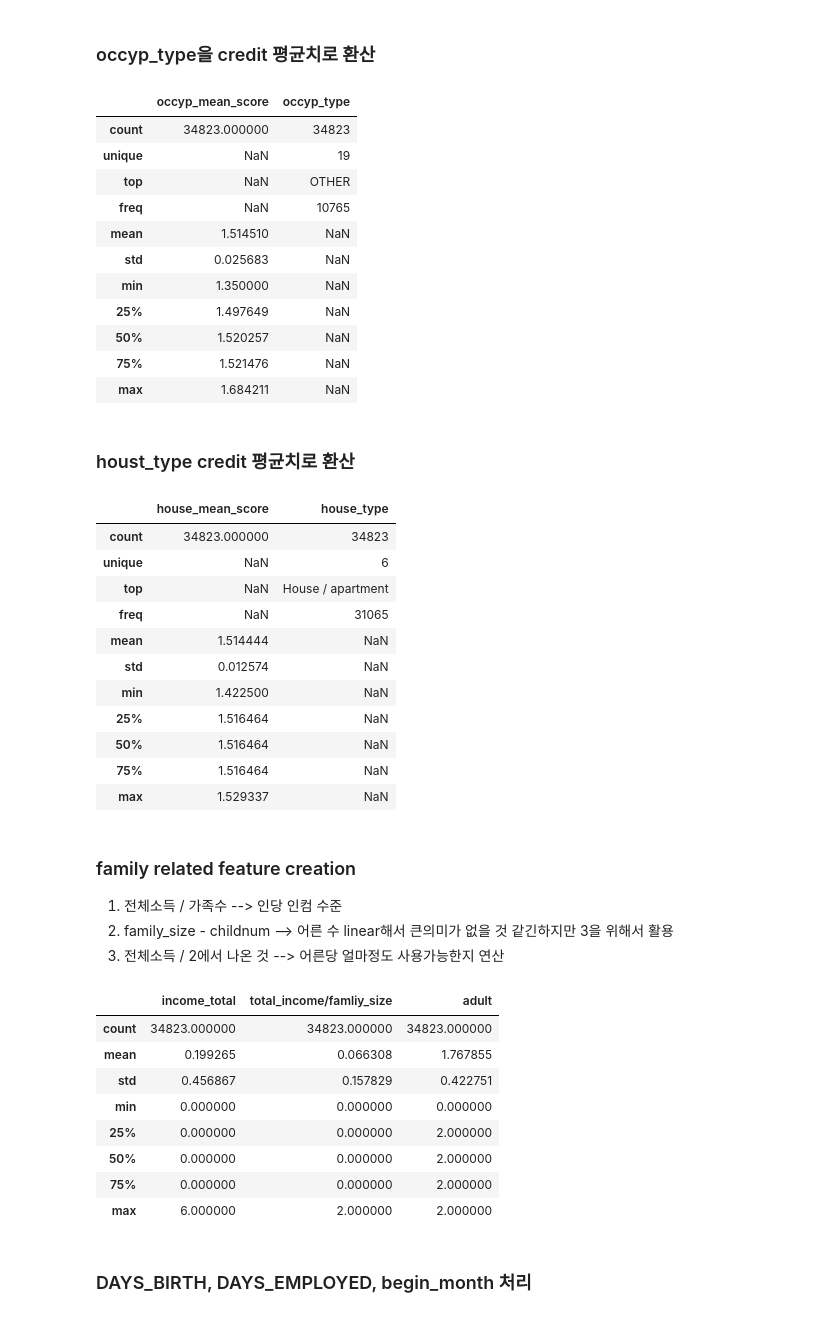
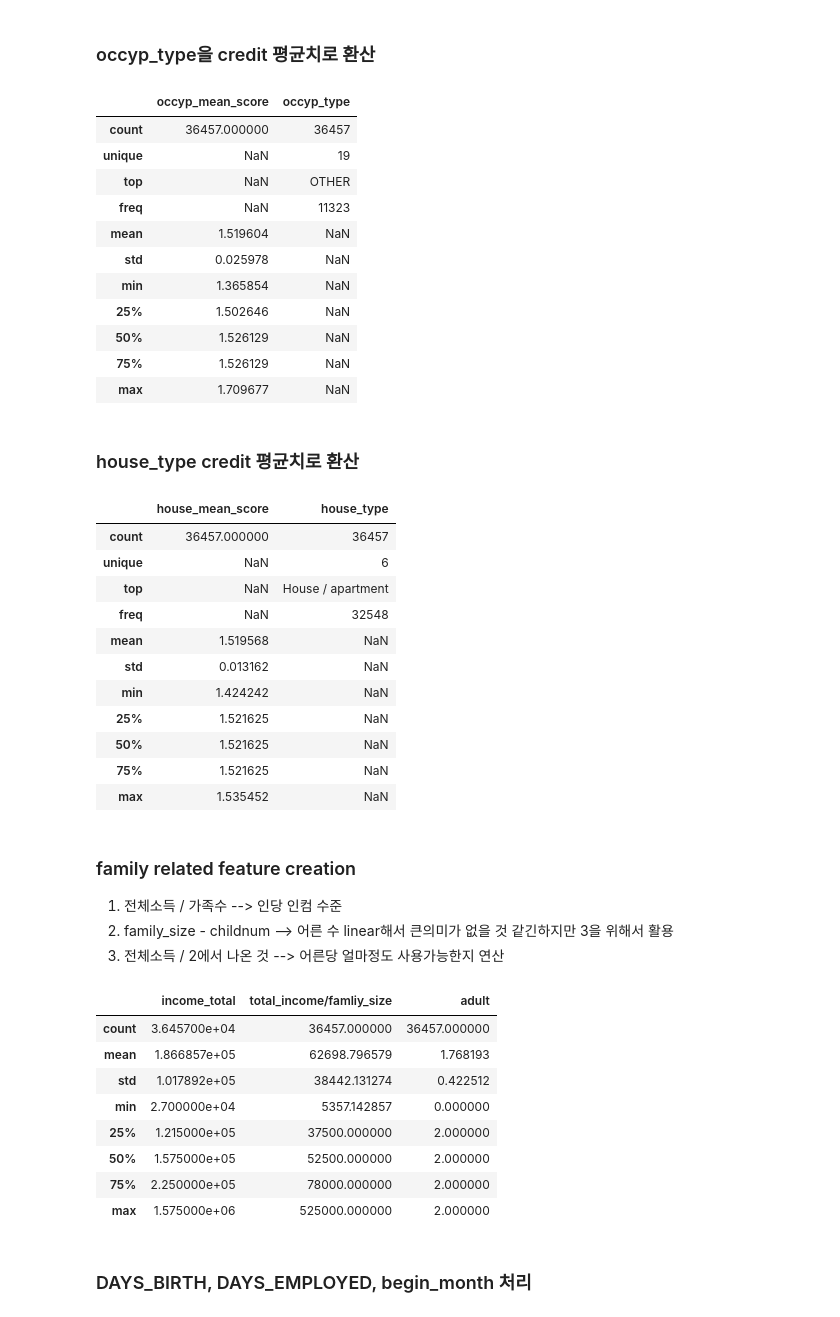
Before and after one commit to PNU-Sinbaram/dacon-credit-card-defaults-detection, a Jupyter notebook: classification.ipynb, the cells around one changed output. Saved outputs shown, nothing was run; the diff lists cells and outputs as text; code cells hidden in the pictures.

Commit message:
feat : finalize credit card defaults detection codes

```diff
--- a/classification.ipynb
+++ b/classification.ipynb
@@ -102,7 +97,7 @@ train[train.duplicated()]
 | 26451 | F | N | Y | 0 | 202500.0 | Working | Higher education | Married | House / apartment | ... |
 1634 rows × 19 columns
 # %%
-train.drop_duplicates(subset=None, inplace=True)
+#train.drop_duplicates(subset=None, inplace=True)
 # %%
 train["FLAG_MOBIL"].value_counts()
 # %% [output]
@@ -132,59 +127,57 @@ data['occyp_mean_score'] = data['occyp_type'].apply(lambda x : occyp_mean_score[
 data[["occyp_mean_score", "occyp_type"]].describe(include='all')
 # %% [output]
 |  | occyp_mean_score | occyp_type |
-| count | 34823.000000 | 34823 |
+| count | 36457.000000 | 36457 |
 | unique | NaN | 19 |
 | top | NaN | OTHER |
-| freq | NaN | 10765 |
-| mean | 1.514510 | NaN |
-| std | 0.025683 | NaN |
-| min | 1.350000 | NaN |
-| 25% | 1.497649 | NaN |
-| 50% | 1.520257 | NaN |
-| 75% | 1.521476 | NaN |
-| max | 1.684211 | NaN |
+| freq | NaN | 11323 |
+| mean | 1.519604 | NaN |
+| std | 0.025978 | NaN |
+| min | 1.365854 | NaN |
+| 25% | 1.502646 | NaN |
+| 50% | 1.526129 | NaN |
+| 75% | 1.526129 | NaN |
+| max | 1.709677 | NaN |
 # %% [markdown]
-### houst_type credit 평균치로 환산
+### house_type credit 평균치로 환산
 # %%
 occyp_mean_score = train.groupby(['house_type']).mean()['credit']
 data['house_mean_score'] = data['house_type'].apply(lambda x : occyp_mean_score[x])
 data[["house_mean_score", "house_type"]].describe(include='all')
 # %% [output]
 |  | house_mean_score | house_type |
-| count | 34823.000000 | 34823 |
+| count | 36457.000000 | 36457 |
 | unique | NaN | 6 |
 | top | NaN | House / apartment |
-| freq | NaN | 31065 |
-| mean | 1.514444 | NaN |
-| std | 0.012574 | NaN |
-| min | 1.422500 | NaN |
-| 25% | 1.516464 | NaN |
-| 50% | 1.516464 | NaN |
-| 75% | 1.516464 | NaN |
-| max | 1.529337 | NaN |
+| freq | NaN | 32548 |
+| mean | 1.519568 | NaN |
+| std | 0.013162 | NaN |
+| min | 1.424242 | NaN |
+| 25% | 1.521625 | NaN |
+| 50% | 1.521625 | NaN |
+| 75% | 1.521625 | NaN |
+| max | 1.535452 | NaN |
 # %% [markdown]
 ### family related feature creation
 1. 전체소득 / 가족수 --> 인당 인컴 수준
 2. family_size - childnum --> 어른 수 linear해서 큰의미가 없을 것 같긴하지만 3을 위해서 활용
 3. 전체소득 / 2에서 나온 것 --> 어른당 얼마정도 사용가능한지 연산
 # %%
-counts, bin_dividers = np.histogram(data['income_total'], bins=7)
-data['income_total'] = pd.factorize(pd.cut(data['income_total'], bins = bin_dividers, include_lowest=True, labels=[0,1,2,3,4,5,6]))[0]
 data['total_income/famliy_size'] = data['income_total']/(data['family_size']+1)
 data['adult'] = data['family_size'] - data['child_num']
 data['adult'] = data['adult'].apply(lambda x : x if x > 0.0 else 0)
 data['total_income/adult'] = data['income_total'] / (data['adult'] + 1)
 data[["income_total", "total_income/famliy_size", "adult"]].describe(include='all')
 # %% [output]
 |  | income_total | total_income/famliy_size | adult |
-| count | 34823.000000 | 34823.000000 | 34823.000000 |
-| mean | 0.199265 | 0.066308 | 1.767855 |
-| std | 0.456867 | 0.157829 | 0.422751 |
-| min | 0.000000 | 0.000000 | 0.000000 |
-| 25% | 0.000000 | 0.000000 | 2.000000 |
-| 50% | 0.000000 | 0.000000 | 2.000000 |
-| 75% | 0.000000 | 0.000000 | 2.000000 |
-| max | 6.000000 | 2.000000 | 2.000000 |
+| count | 3.645700e+04 | 36457.000000 | 36457.000000 |
+| mean | 1.866857e+05 | 62698.796579 | 1.768193 |
+| std | 1.017892e+05 | 38442.131274 | 0.422512 |
+| min | 2.700000e+04 | 5357.142857 | 0.000000 |
+| 25% | 1.215000e+05 | 37500.000000 | 2.000000 |
+| 50% | 1.575000e+05 | 52500.000000 | 2.000000 |
+| 75% | 2.250000e+05 | 78000.000000 | 2.000000 |
+| max | 1.575000e+06 | 525000.000000 | 2.000000 |
 # %% [markdown]
 ### DAYS_BIRTH, DAYS_EMPLOYED, begin_month 처리
 # %%
```
Also changed, not shown: parts of 40 cells of this notebook.
